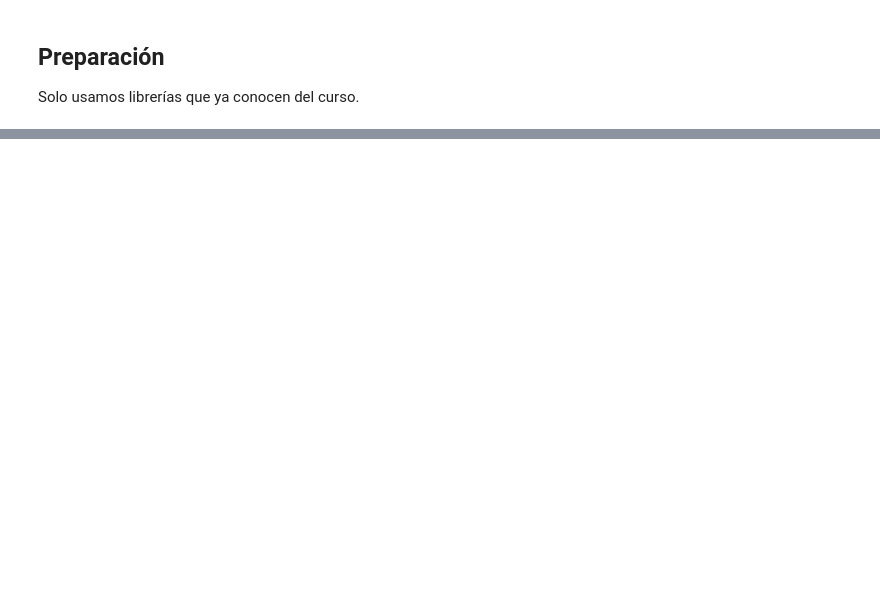
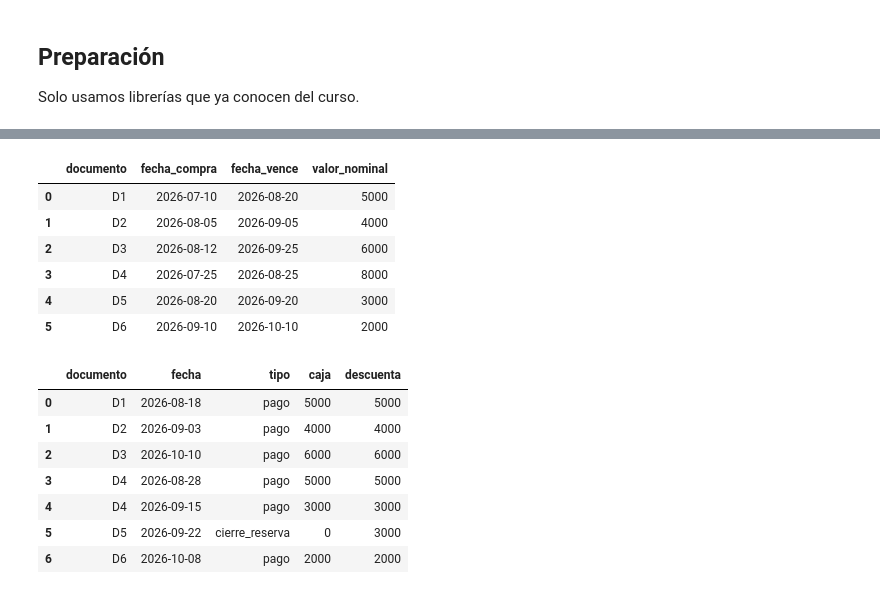
Before and after one commit to sergiomorapardo/StochasticAITechniquesClass, a Jupyter notebook: Notebooks/L14_HackathonFraming.ipynb, the cells around one changed output, grey strips where cells are left out. Cells and saved outputs as stored; diff of their text form; code cells hidden in the pictures; blank space fills up the shorter version.

```diff
--- a/Notebooks/L14_HackathonFraming.ipynb
+++ b/Notebooks/L14_HackathonFraming.ipynb
@@ -481,0 +110,34 @@ El reto no es elegir el algoritmo más sofisticado. Es **plantear bien el proble
+# %%
+T = pd.Timestamp("2026-08-31")
+H = 30
+
+docs = pd.DataFrame({
+    "documento":     ["D1", "D2", "D3", "D4", "D5", "D6"],
+    "fecha_compra":  pd.to_datetime(["2026-07-10", "2026-08-05", "2026-08-12", "2026-07-25", "2026-08-20", "2026-09-10"]),
+    "fecha_vence":   pd.to_datetime(["2026-08-20", "2026-09-05", "2026-09-25", "2026-08-25", "2026-09-20", "2026-10-10"]),
+    "valor_nominal": [5_000, 4_000, 6_000, 8_000, 3_000, 2_000],
+})
+movs = pd.DataFrame({
+    "documento": ["D1", "D2", "D3", "D4", "D4", "D5", "D6"],
+    "fecha":     pd.to_datetime(["2026-08-18", "2026-09-03", "2026-10-10", "2026-08-28", "2026-09-15", "2026-09-22", "2026-10-08"]),
+    "tipo":      ["pago", "pago", "pago", "pago", "pago", "cierre_reserva", "pago"],
+    "caja":      [5_000, 4_000, 6_000, 5_000, 3_000, 0, 2_000],
+    "descuenta": [5_000, 4_000, 6_000, 5_000, 3_000, 3_000, 2_000],
+})
+display(docs, movs)
+# %% [output]
+|  | documento | fecha_compra | fecha_vence | valor_nominal |
+| 0 | D1 | 2026-07-10 | 2026-08-20 | 5000 |
+| 1 | D2 | 2026-08-05 | 2026-09-05 | 4000 |
+| 2 | D3 | 2026-08-12 | 2026-09-25 | 6000 |
+| 3 | D4 | 2026-07-25 | 2026-08-25 | 8000 |
+| 4 | D5 | 2026-08-20 | 2026-09-20 | 3000 |
+| 5 | D6 | 2026-09-10 | 2026-10-10 | 2000 |
+|  | documento | fecha | tipo | caja | descuenta |
+| 0 | D1 | 2026-08-18 | pago | 5000 | 5000 |
+| 1 | D2 | 2026-09-03 | pago | 4000 | 4000 |
+| 2 | D3 | 2026-10-10 | pago | 6000 | 6000 |
+| 3 | D4 | 2026-08-28 | pago | 5000 | 5000 |
+| 4 | D4 | 2026-09-15 | pago | 3000 | 3000 |
+| 5 | D5 | 2026-09-22 | cierre_reserva | 0 | 3000 |
+| 6 | D6 | 2026-10-08 | pago | 2000 | 2000 |
```
Also changed, not shown: parts of 54 cells of this notebook.
